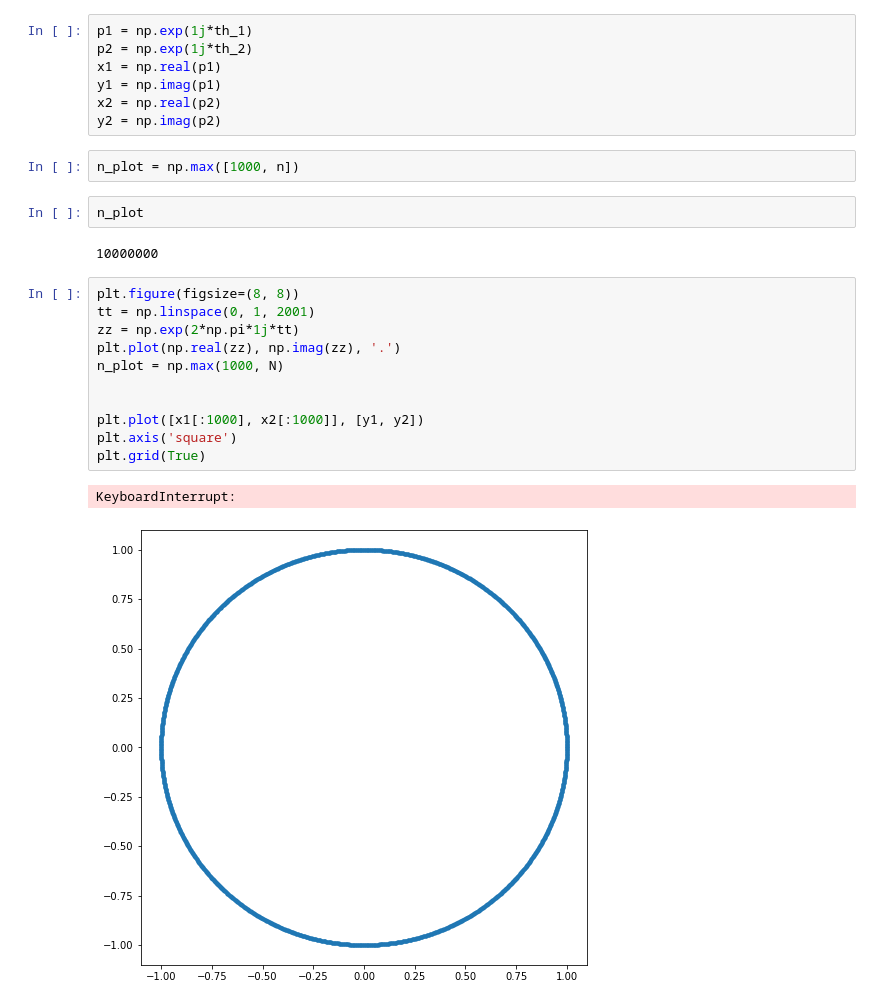
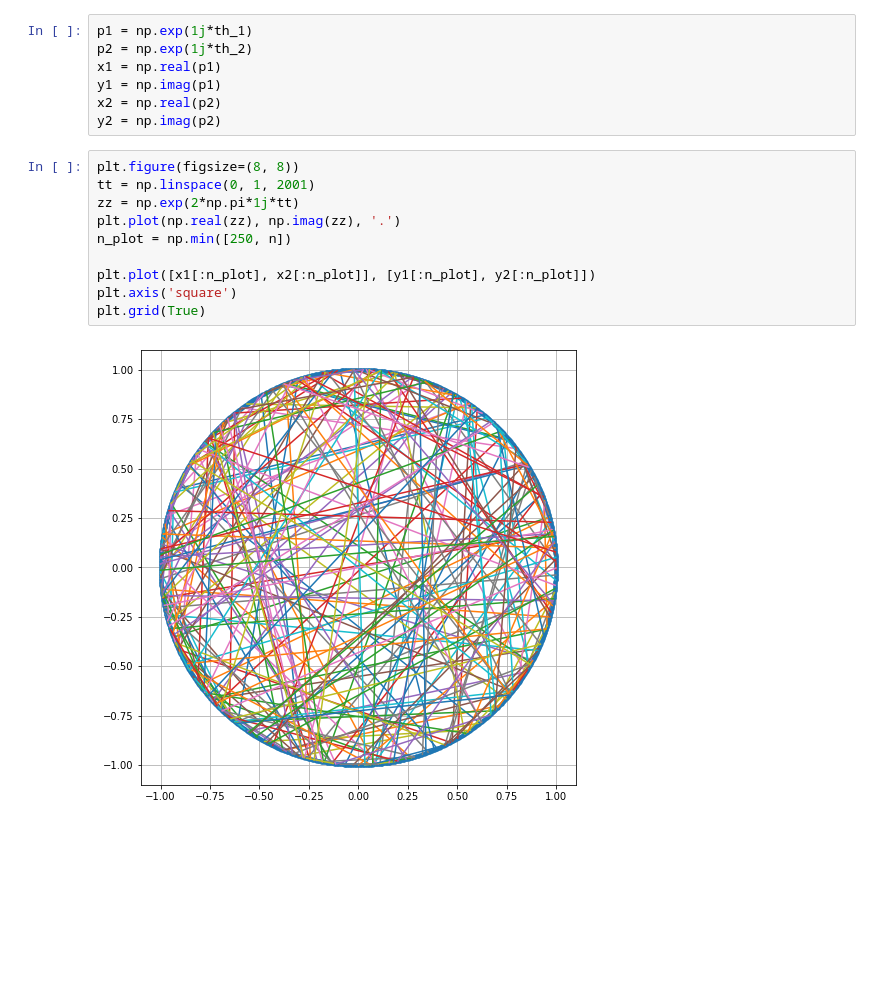
Before and after one commit to mhsnjvd/jupyter_notebooks, a Jupyter notebook: bertrand_paradox.ipynb, the cells around one changed output. Saved outputs shown, nothing was run; the diff lists cells and outputs as text; blank space fills up the shorter version.

Commit message:
fix heavy plotting

```diff
--- a/bertrand_paradox.ipynb
+++ b/bertrand_paradox.ipynb
@@ -45,23 +45,15 @@ x1 = np.real(p1)
 y1 = np.imag(p1)
 x2 = np.real(p2)
 y2 = np.imag(p2)
-# %%
-n_plot = np.max([1000, n])
-# %%
-n_plot
-# %% [output]
-10000000
 # %%
 plt.figure(figsize=(8, 8))
 tt = np.linspace(0, 1, 2001)
 zz = np.exp(2*np.pi*1j*tt)
 plt.plot(np.real(zz), np.imag(zz), '.')
-n_plot = np.max(1000, N)
+n_plot = np.min([250, n])
 
-
-plt.plot([x1[:1000], x2[:1000]], [y1, y2])
+plt.plot([x1[:n_plot], x2[:n_plot]], [y1[:n_plot], y2[:n_plot]])
 plt.axis('square')
 plt.grid(True)
 # %% [output]
-KeyboardInterrupt:
-[figure, old version]
+[figure, new version]
```
Also changed, not shown: parts of 1 cell of this notebook.
